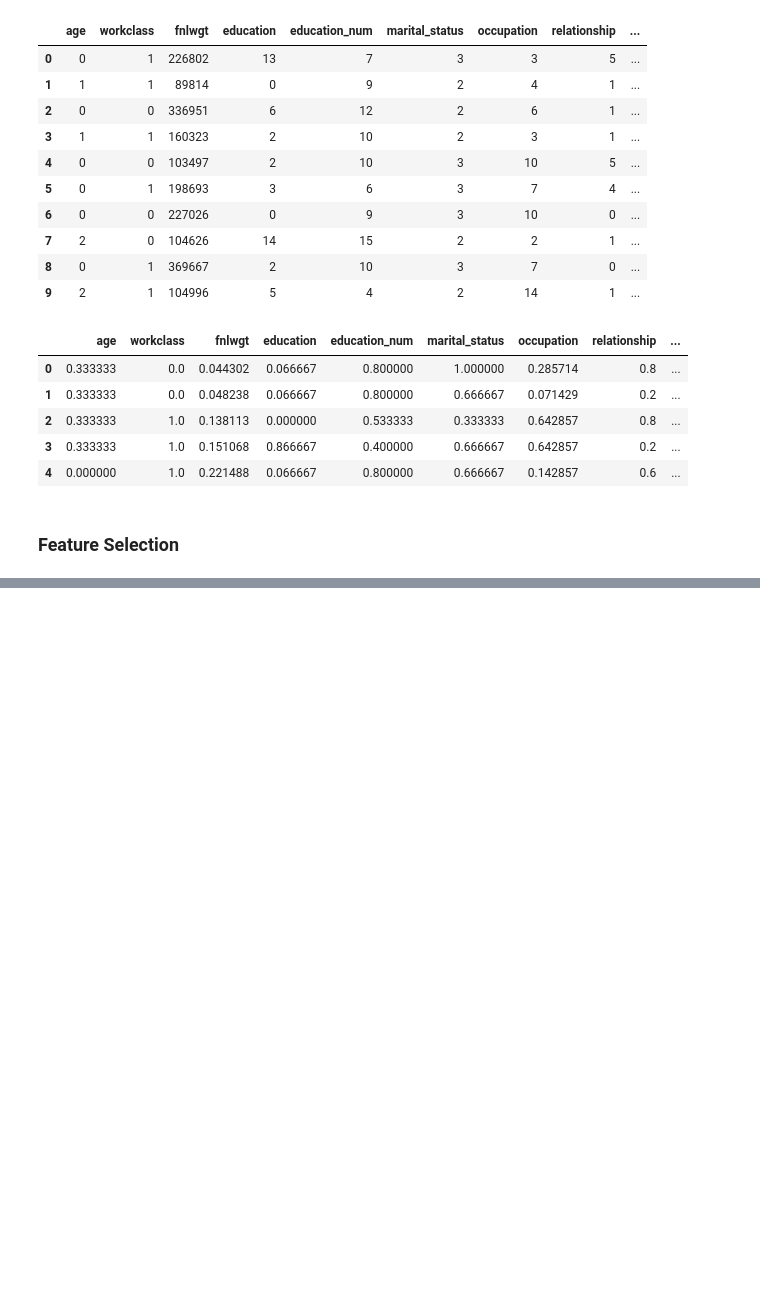
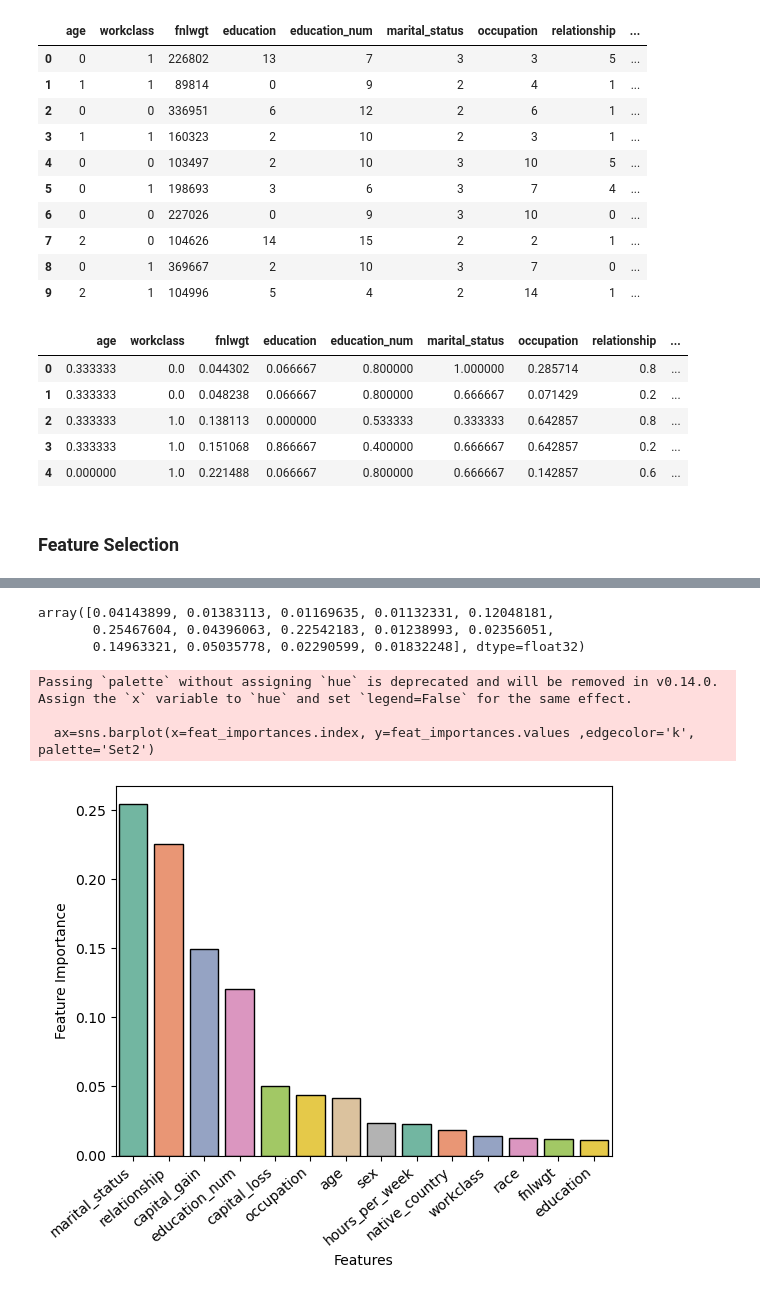
Before and after one commit to Nwankwo-Nnaemeka/Census-Income-Bracket, a Jupyter notebook: 04-data-transformation.ipynb, the cells around one changed output, grey strips where cells are left out. Drawn from its saved outputs; the diff is of its cells as text; code cells hidden in the pictures; blank space fills up the shorter version.

```diff
--- a/04-data-transformation.ipynb
+++ b/04-data-transformation.ipynb
@@ -346,0 +352,13 @@ test_df.to_csv('data/test1.csv', index = False)
+# %%
+df_train =  pd.read_csv('data/train1.csv')
+df_test = pd.read_csv('data/test1.csv')
+# %%
+X_train = df_train.drop('income', axis = 1 )
+y_train = df_train['income']
+X_test = df_test.drop('income', axis =1 )
+y_test = df_test['income']
+# %%
+# Instantiate the model
+xgb_model = xgb.XGBClassifier()
+# Fit the X's to the y's
+xgb_model.fit(X_train, y_train)
@@ -346,0 +377,21 @@ test_df.to_csv('data/test1.csv', index = False)
+# %%
+xgb_model.feature_importances_
+# %% [output]
+array([0.04143899, 0.01383113, 0.01169635, 0.01132331, 0.12048181,
+       0.25467604, 0.04396063, 0.22542183, 0.01238993, 0.02356051,
+       0.14963321, 0.05035778, 0.02290599, 0.01832248], dtype=float32)
+# %%
+import seaborn as sns
+feat_importances = pd.Series(xgb_model.feature_importances_, index=X_train.columns)
+feat_importances=feat_importances.nlargest(X_train.shape[1])
+ax=sns.barplot(x=feat_importances.index, y=feat_importances.values ,edgecolor='k', palette='Set2')
+ax.set_ylabel('Feature Importance')
+ax.set_xlabel('Features')
+ax.set_xticklabels(ax.get_xticklabels(), rotation=40, ha="right")
+plt.show()
+#feat_importances.sor
+# %% [output]
+Passing `palette` without assigning `hue` is deprecated and will be removed in v0.14.0. Assign the `x` variable to `hue` and set `legend=False` for the same effect.
+
+  ax=sns.barplot(x=feat_importances.index, y=feat_importances.values ,edgecolor='k', palette='Set2')
+[figure, added]
```
Also changed, not shown: parts of 4 cells of this notebook, 3 other files.
